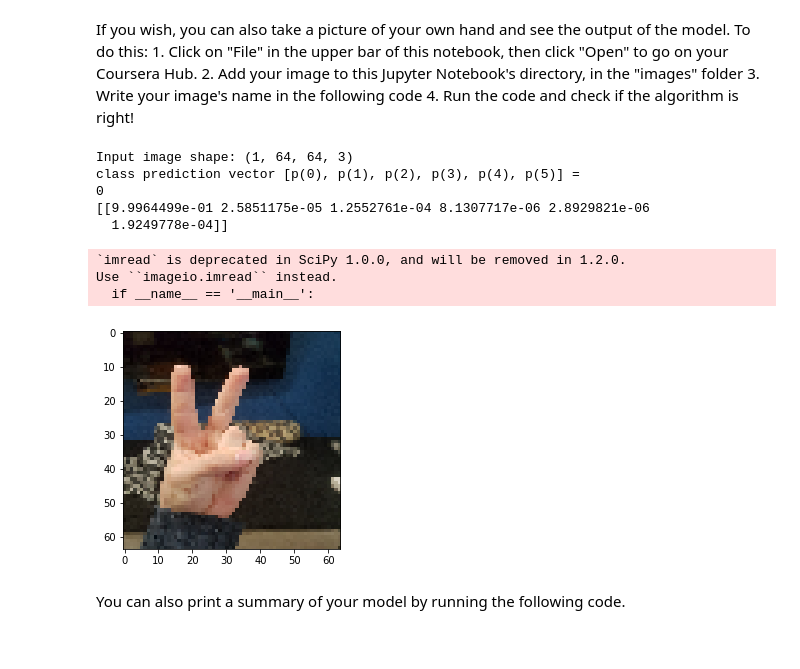
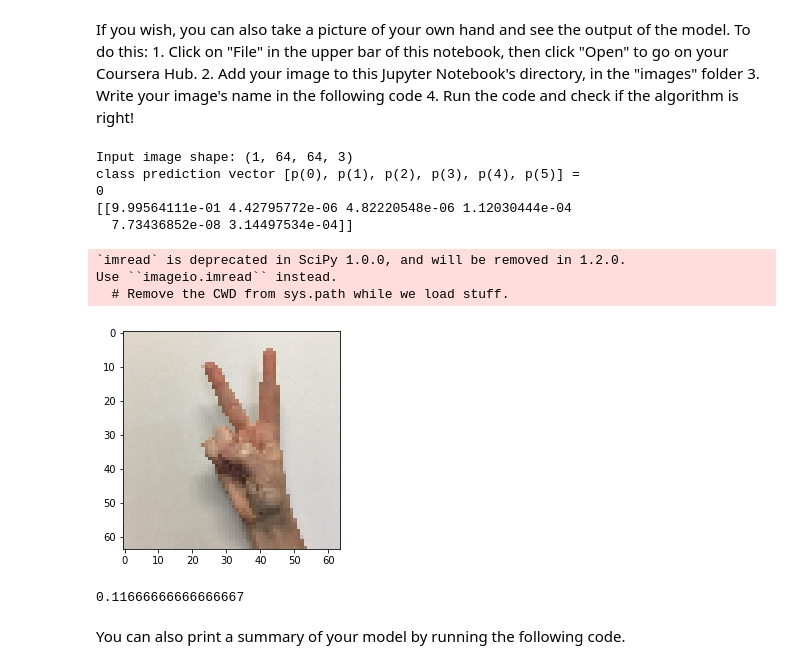
Before and after one commit to Djiffit/CS230, a Jupyter notebook: C4/Week 02/ResNets/Residual Networks - v2.ipynb, the cells around one changed output. Drawn from its saved outputs; the diff is of its cells as text; code cells hidden in the pictures.

```diff
--- a/C4/Week 02/ResNets/Residual Networks - v2.ipynb
+++ b/C4/Week 02/ResNets/Residual Networks - v2.ipynb
@@ -470,5 +470,5 @@ with sess.as_default():
     with sess.graph.as_default():
         model = ResNet50(input_shape = (64, 64, 3), classes = 6)
         model.compile(optimizer='adam', loss='categorical_crossentropy', metrics=['accuracy'])
-        model.fit(X_train, Y_train, epochs = 20, batch_size = 64)
+        model.fit(X_train, Y_train, epochs = 15, batch_size = 64)
 # %% [output]
@@ -552,24 +572,25 @@ If you wish, you can also take a picture of your own hand and see the output of
 # %%
 with sess.as_default():
     with sess.graph.as_default():
-        img_path = 'images/my_image.jpg'
-        img = np.rot90(image.load_img(img_path, target_size=(64, 64)), k=3)
+        img_path = 'images/my_images.jpg'
+        img = np.rot90(image.load_img(img_path, target_size=(64, 64)), k=0)
         x = image.img_to_array(img)
+        x = X_test[22]
         x = np.expand_dims(x, axis=0)
         x = preprocess_input(x)
         print('Input image shape:', x.shape)
         my_image = scipy.misc.imread(img_path)
         imshow(img)
         print("class prediction vector [p(0), p(1), p(2), p(3), p(4), p(5)] = ")
         print(np.argmax(model.predict(x)))
         print(model.predict(x))
 # %% [output]
 Input image shape: (1, 64, 64, 3)
 class prediction vector [p(0), p(1), p(2), p(3), p(4), p(5)] =
 0
-[[9.9964499e-01 2.5851175e-05 1.2552761e-04 8.1307717e-06 2.8929821e-06
-  1.9249778e-04]]
+[[9.99564111e-01 4.42795772e-06 4.82220548e-06 1.12030444e-04
+  7.73436852e-08 3.14497534e-04]]
 `imread` is deprecated in SciPy 1.0.0, and will be removed in 1.2.0.
 Use ``imageio.imread`` instead.
-  if __name__ == '__main__':
+  # Remove the CWD from sys.path while we load stuff.
-[figure, old version]
+[figure, new version]
@@ -576,3 +601,10 @@ Use ``imageio.imread`` instead.
+# %%
+np.argmax(res, axis=1).shape
+Y_test.shape
+
+np.sum(np.argmax(res, axis=1) == np.argmax(Y_test, axis=1)) / len(Y_test)
+# %% [output]
+0.11666666666666667
 # %% [markdown]
 You can also print a summary of your model by running the following code.
 # %%
```
Also changed, not shown: parts of 4 cells of this notebook, 7 other files.
